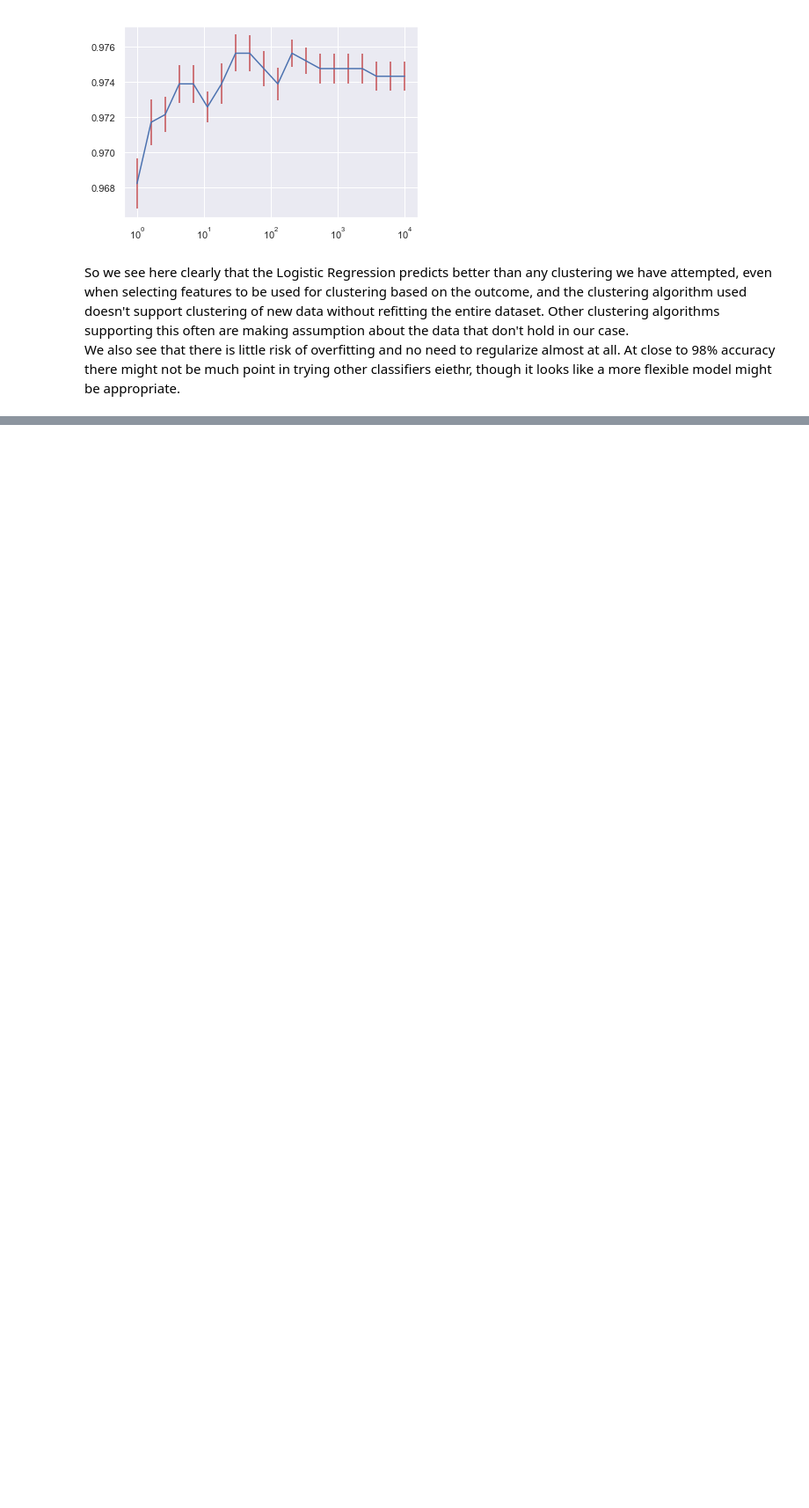
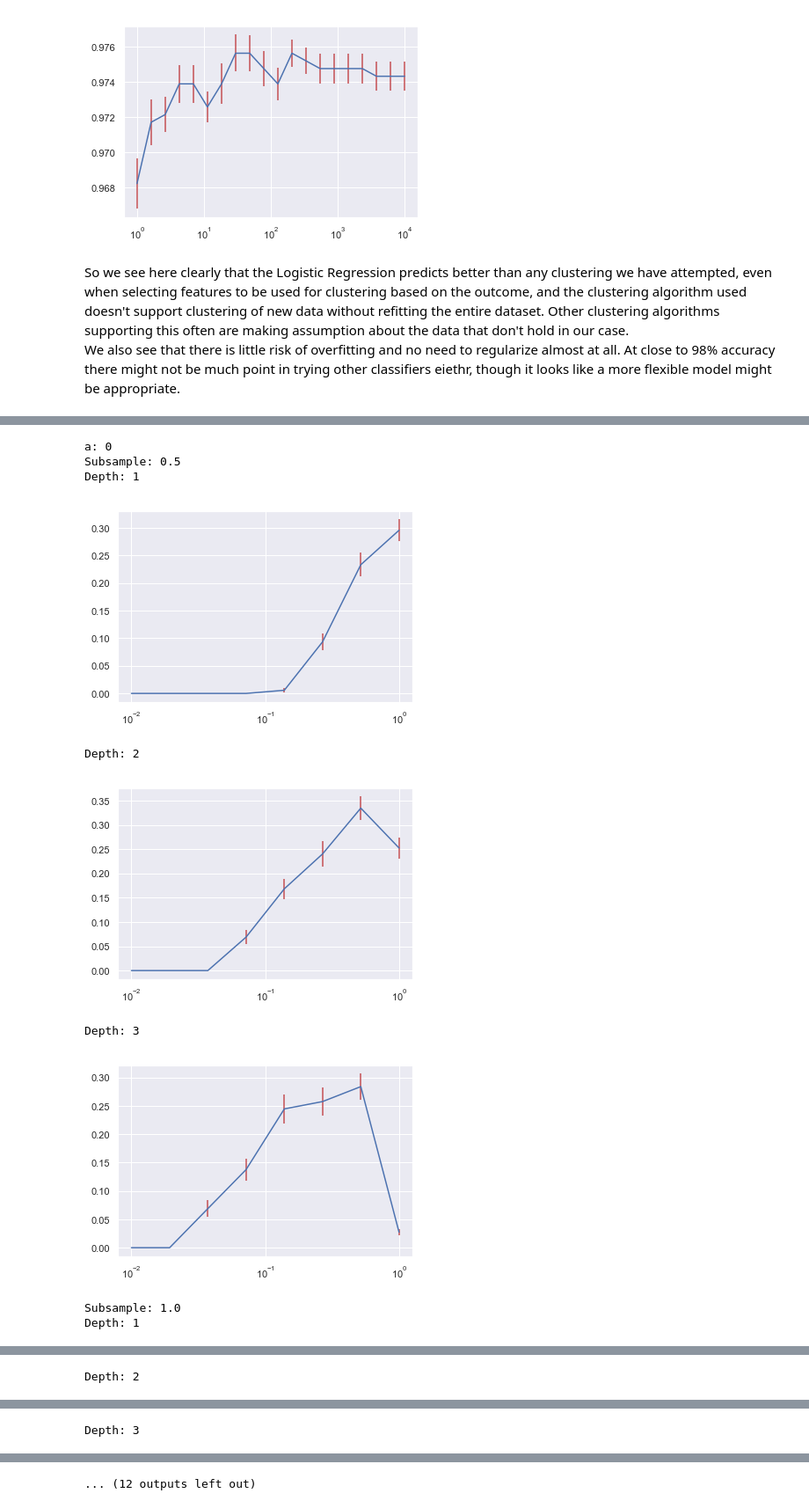
Before and after one commit to aleksaw/ml-society-science, a Jupyter notebook: src/project-2/Project2-submission.ipynb, the cells around one changed output, grey strips where cells are left out. Shown: that part at 88% size. Cells and saved outputs as stored; diff of their text form; code cells hidden in the pictures; blank space fills up the shorter version.

```diff
--- a/src/project-2/Project2-submission.ipynb
+++ b/src/project-2/Project2-submission.ipynb
@@ -918,0 +1038,48 @@ So the picture is much the same for both penalties. Same accuracy and same optim
+# %%
+n_repeats = 5
+n_folds = 10
+subs = (0.5, 1.0)
+learn_rate = np.logspace(-2,0,8)
+max_depth = (1,2,3)
+a = (0,1)
+measure = (acc_rr, accuracy_score)
+for a in a:
+    print(f"a: {a}")
+    amask = (A.values==a)[:,0]
+    for subsample in subs:
+        print(f"Subsample: {subsample}")
+        for depth in max_depth:
+            print(f"Depth: {depth}")
+            accuracies = np.zeros(len(learn_rate))
+            deviations = np.zeros(len(learn_rate))
+            for i, r in enumerate(learn_rate):
+                #print(f"C={c:.3f}")
+                accuracy = np.zeros(n_folds * n_repeats)
+                j = 0
+                for _ in range(n_repeats):
+                    X_A = (X_sc[amask,:])
+                    Y_A = (Y.iloc[amask,].values.ravel())
+                    for train, test in KFold(n_splits=n_folds).split(X_A):
+                        Xtr, ytr = (X_A[train,], Y_A[train])
+                        Xte, yte = (X_A[test,], Y_A[test])
+                        y_pred = GradientBoostingClassifier(max_depth=depth,
+                                                            subsample=subsample,
+                                                            learning_rate=r).fit(Xtr, ytr).predict(Xte)
+                        accuracy[j] = measure[a](y_pred, yte)
+                        j += 1
+                accuracies[i] = np.mean(accuracy)
+                deviations[i] = stats.sem(accuracy)
+            plt.errorbar(learn_rate, accuracies, yerr=deviations, ecolor='r')
+            plt.xscale('log')
+            plt.show()
+# %% [output]
+a: 0
+Subsample: 0.5
+Depth: 1
+[figure, added]
+Depth: 2
+[figure, added]
+Depth: 3
+[figure, added]
+Subsample: 1.0
+Depth: 1
@@ -918,0 +1087 @@ So the picture is much the same for both penalties. Same accuracy and same optim
+Depth: 2
@@ -918,0 +1089 @@ So the picture is much the same for both penalties. Same accuracy and same optim
+Depth: 3
@@ -918,0 +1091 @@ So the picture is much the same for both penalties. Same accuracy and same optim
+... (12 outputs left out)
```
Also changed, not shown: parts of 29 cells of this notebook, 1 other file.
